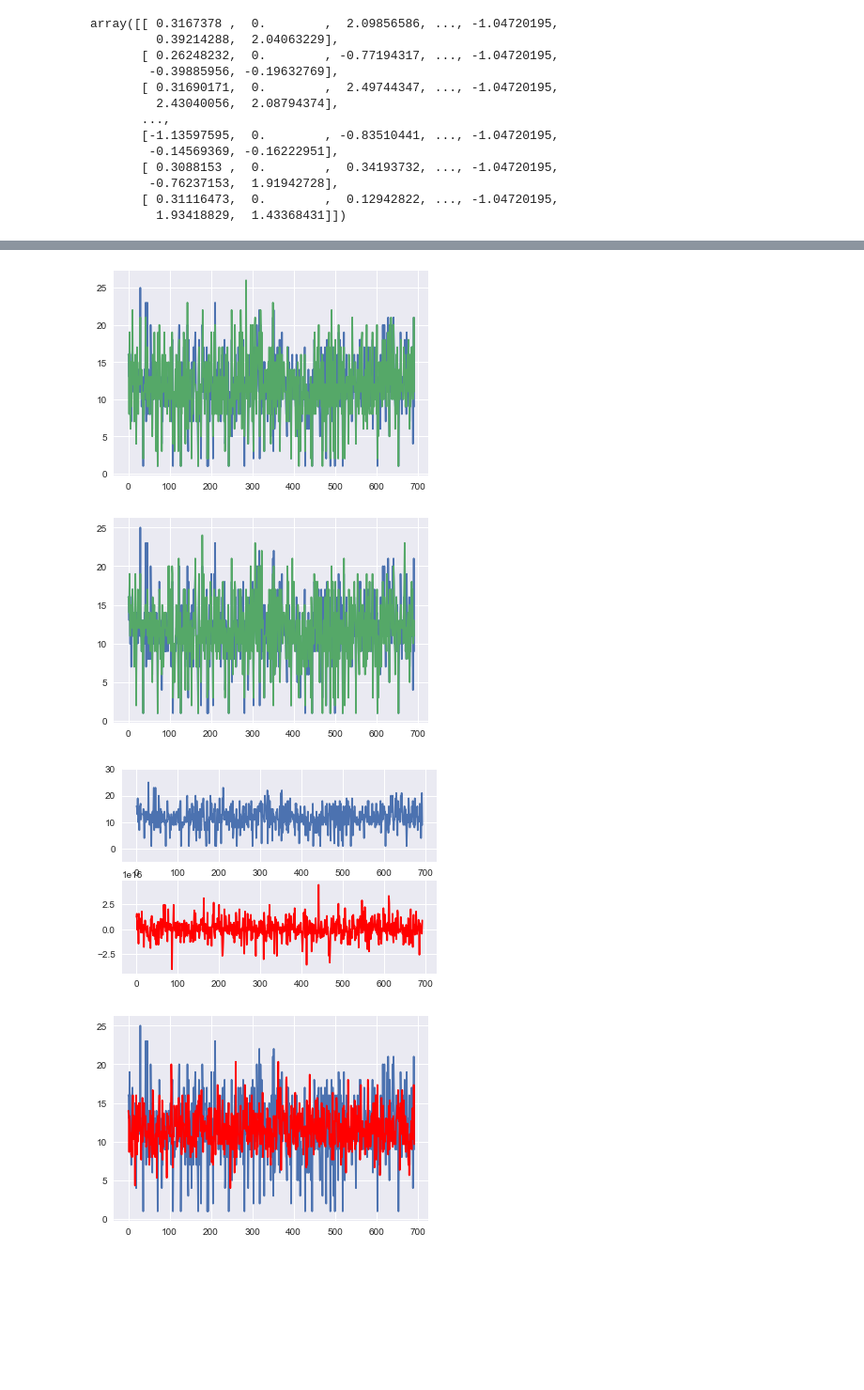
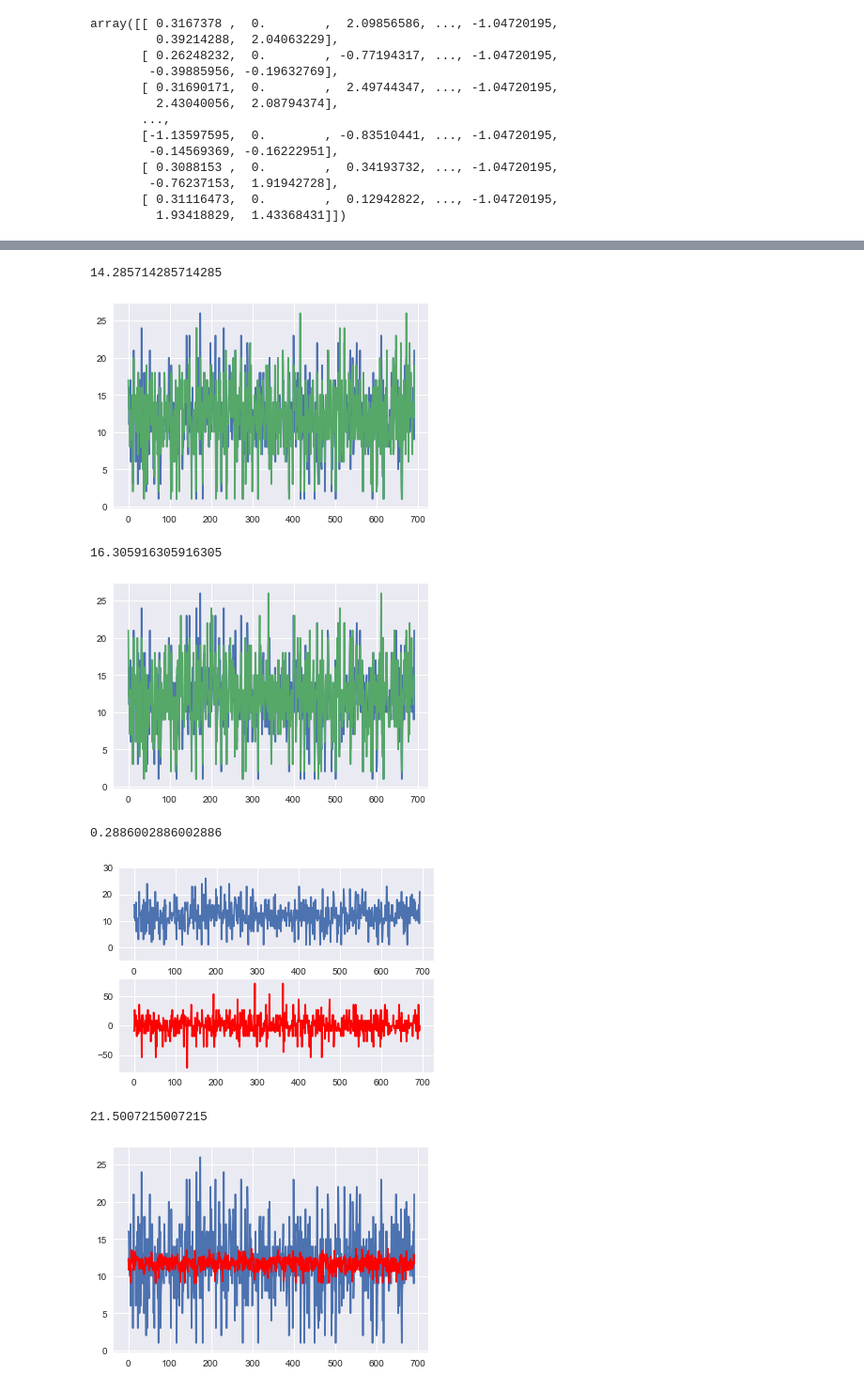
Before and after one commit to nino1201/AlejandroNino_DanielRomero_Tarea3, a Jupyter notebook: Tarea3.ipynb, the cells around one changed output, grey strips where cells are left out. Shown: that part at 94% size. Drawn from its saved outputs; the diff is of its cells as text; code cells hidden in the pictures; blank space fills up the shorter version.

```diff
--- a/Tarea3.ipynb
+++ b/Tarea3.ipynb
@@ -70,6 +81,13 @@ XEH_train, XEH_test, YEH_train, YEH_test = train_test_split(X_H, Em_H)
 XPL_train, XPL_test, YPL_train, YPL_test = train_test_split(X_L, Planetas_L)
 XmL_train, XmL_test, YmL_train, YmL_test = train_test_split(X_L, masa_L)
 XEL_train, XEL_test, YEL_train, YEL_test = train_test_split(X_L, Em_L)
+# %%
+def aciertos(Y_predicado,Y_test):
+    aciertos=0
+    for i in range(len(Y_test)):
+        if(abs(Y_test[i]-Y_predicado[i])<1):
+            aciertos+=1
+    return aciertos/len(Y_test)*100
 # %%
 def gauss(C,gamma,X_train,X_test,Y_train,Y_test):
     kernel_svr = svm.SVR(C=C, kernel='rbf', gamma=gamma)
@@ -116,34 +135,40 @@ solve_gauss(XPH_train, XPH_test, YPH_train, YPH_test)
 # %%
 trees(XPH_train, XPH_test, YPH_train, YPH_test,'mae')
 # %% [output]
+14.285714285714285
-[figure, old version]
+[figure, new version]
 # %%
 trees(XPH_train, XPH_test, YPH_train, YPH_test,'mse')
 # %% [output]
+16.305916305916305
-[figure, old version]
+[figure, new version]
 # %%
 from sklearn import neural_network
-neural=neural_network.MLPRegressor(hidden_layer_sizes=300, alpha=0.00000001)
+neural=neural_network.MLPRegressor(hidden_layer_sizes=200, alpha=0.000001)
 neural.fit(XPH_train,YPH_train)
 y=neural.predict(XPH_test)
+print(aciertos(y,YPH_test))
 plt.subplot(211)
 plt.plot(YPH_test)
 plt.ylim(-5,30)
 plt.subplot(212)
-plt.plot(y,c='r')
+plt.plot(y/1e15,c='r')
 plt.show()
 # %% [output]
+0.2886002886002886
-[figure, old version]
+[figure, new version]
 # %%
 from sklearn import neighbors
-nei=neighbors.KNeighborsRegressor(n_neighbors=3)
+nei=neighbors.KNeighborsRegressor(n_neighbors=80)
 nei.fit(XPH_train,YPH_train)
 ynei=nei.predict(XPH_test)
+print(aciertos(ynei,YPH_test))
 plt.plot(YPH_test)
 plt.plot(ynei,c='r')
 plt.show()
 # %% [output]
+21.5007215007215
-[figure, old version]
+[figure, new version]
 # %%
 solve_gauss(XPL_train, XPL_test, YPL_train, YPL_test)
 # %% [output]
```
Also changed, not shown: parts of 57 cells of this notebook.
